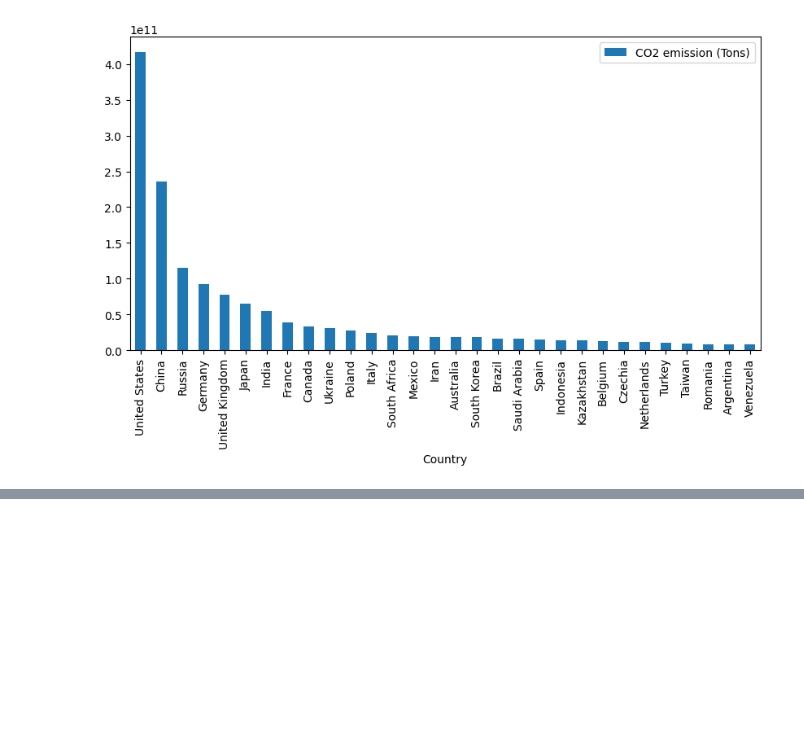
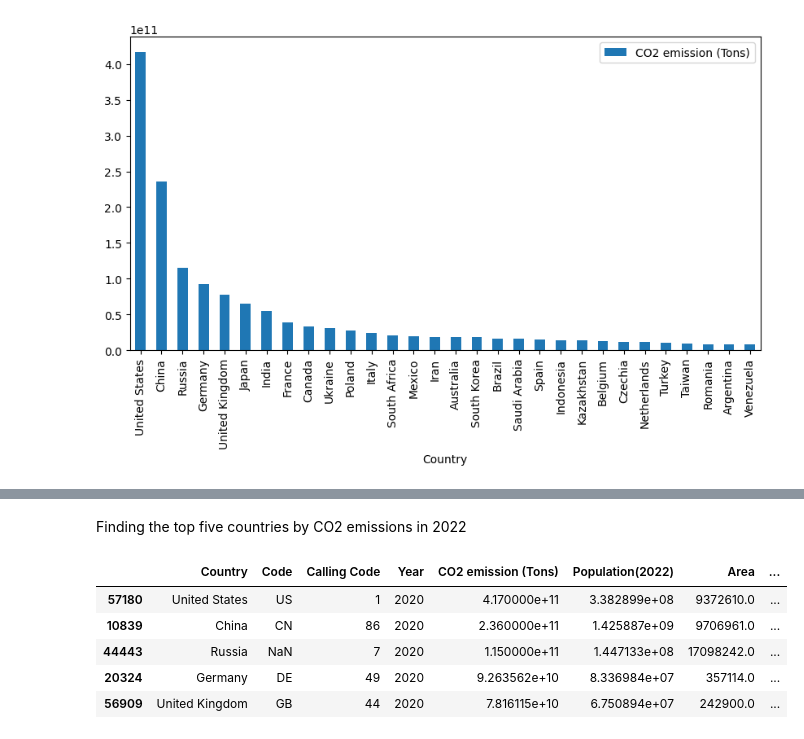
Before and after one commit to DanielBrechner/World-CO2-Emissions-Analysis, a Jupyter notebook: app.ipynb, the cells around one changed output, grey strips where cells are left out. Saved outputs shown, nothing was run; the diff lists cells and outputs as text; code cells hidden in the pictures; blank space fills up the shorter version.

```diff
--- a/app.ipynb
+++ b/app.ipynb
@@ -103,0 +71,11 @@ data
+# %% [markdown]
+Finding the top five countries by CO2 emissions in 2022
+# %%
+df[df['Year']==2020].sort_values(by='CO2 emission (Tons)', ascending=False).head()
+# %% [output]
+|  | Country | Code | Calling Code | Year | CO2 emission (Tons) | Population(2022) | Area | ... |
+| 57180 | United States | US | 1 | 2020 | 4.170000e+11 | 3.382899e+08 | 9372610.0 | ... |
+| 10839 | China | CN | 86 | 2020 | 2.360000e+11 | 1.425887e+09 | 9706961.0 | ... |
+| 44443 | Russia | NaN | 7 | 2020 | 1.150000e+11 | 1.447133e+08 | 17098242.0 | ... |
+| 20324 | Germany | DE | 49 | 2020 | 9.263562e+10 | 8.336984e+07 | 357114.0 | ... |
+| 56909 | United Kingdom | GB | 44 | 2020 | 7.816115e+10 | 6.750894e+07 | 242900.0 | ... |
```
Also changed, not shown: parts of 7 cells of this notebook.
